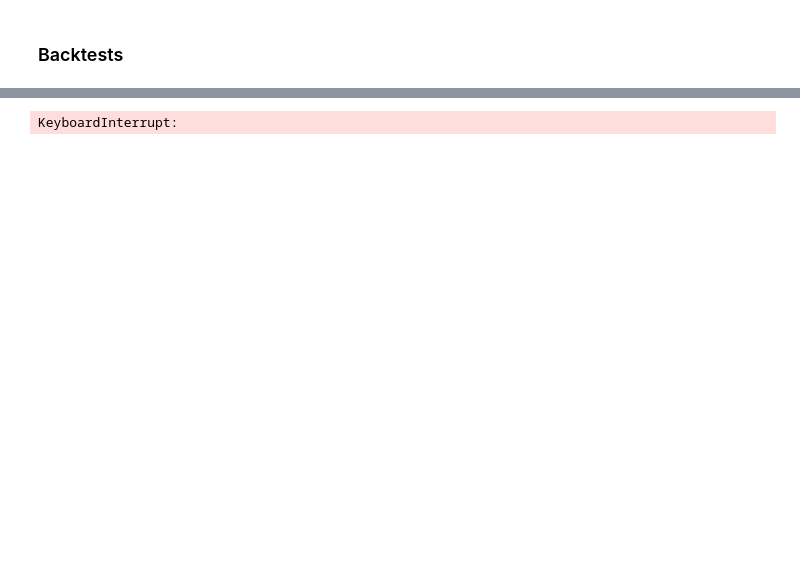
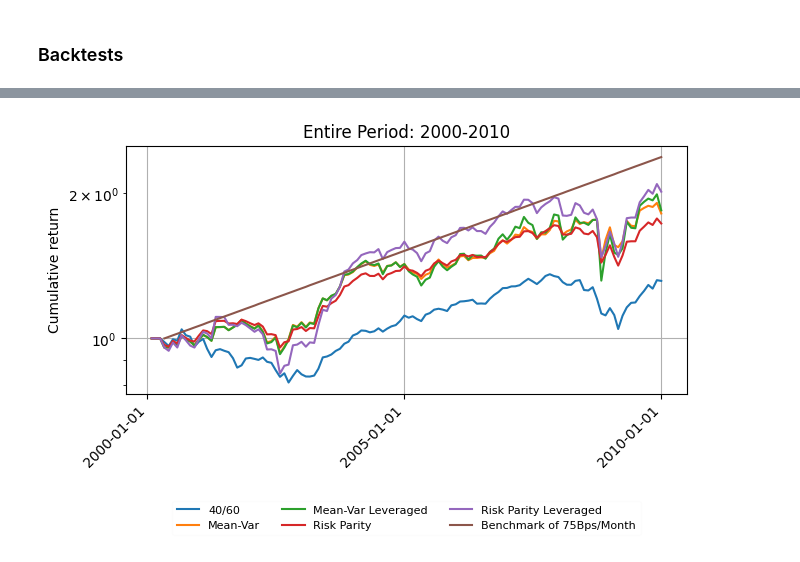
Before and after one commit to andreas-eklundh/Asset_allocation, a Jupyter notebook: Task_1.ipynb, the cells around one changed output, grey strips where cells are left out. Cells and saved outputs as stored; diff of their text form; code cells hidden in the pictures; blank space fills up the shorter version.

```diff
--- a/Task_1.ipynb
+++ b/Task_1.ipynb
@@ -316,35 +332,35 @@ plt.show()
 # %%
 data1 = data.copy()
 # Now perform the comparison
 data1 = data1[(pd.Timestamp('2010-01-31') > pd.to_datetime(data1["Date"])) & (pd.Timestamp('2000-01-31') <= pd.to_datetime(data1["Date"]))]
 data1 = data1.reset_index().drop(columns = "index")
 
-test3, weights3 = bt.backtest_k(ind=data1, mu_target=mu_target,m=initial_fits,l=1,K=1) # 36 trailing month window
+test3, weights3 ,empt1, empt= bt.backtest_k(ind=data1, mu_target=mu_target,m=initial_fits,l=l_fits,K=K_fits) # 36 trailing month window
 time = pd.date_range(test3["Date"][0],test3["Date"][len(test3["Date"]) -1 ], freq = 'ME')
 
 fig, ax = plt.subplots(layout='constrained')
 ax.plot(time,test3["R_40/60"], label="40/60")
 ax.plot(time,test3["R_MV"], label="Mean-Var")
 ax.plot(time,test3["R_MVL"], label="Mean-Var Leveraged")
 ax.plot(time,test3["R_RP"], label="Risk Parity")
 ax.plot(time,test3["R_RPL"], label="Risk Parity Leveraged")
 ax.plot(time[initial_fits:], [(mu_target+1)**t for t in range(0,len(time)-initial_fits)],
          label = "Benchmark of 75Bps/Month")
 
 ax.xaxis.set_major_locator(mdates.YearLocator(5))  # Set a tick at the start of every year
 ax.xaxis.set_major_formatter(mdates.DateFormatter('%Y-%m-%d'))
 
 plt.legend(framealpha=0.05,loc='center', bbox_to_anchor=(0.5, -0.5), ncol=3,prop={'size': 8})
 plt.tight_layout()
 
 plt.grid()
 plt.xticks(rotation=45, ha='right')
 plt.yscale('log')
 plt.ylabel("Cumulative return")
 plt.title("Entire Period: 2000-2010")
 plt.show()
 # %% [output]
-KeyboardInterrupt:
+[figure, added]
 # %%
 # Check some of the weights on average.
 for j in range(0,5):
```
Also changed, not shown: parts of 20 cells of this notebook, 1 other file.
